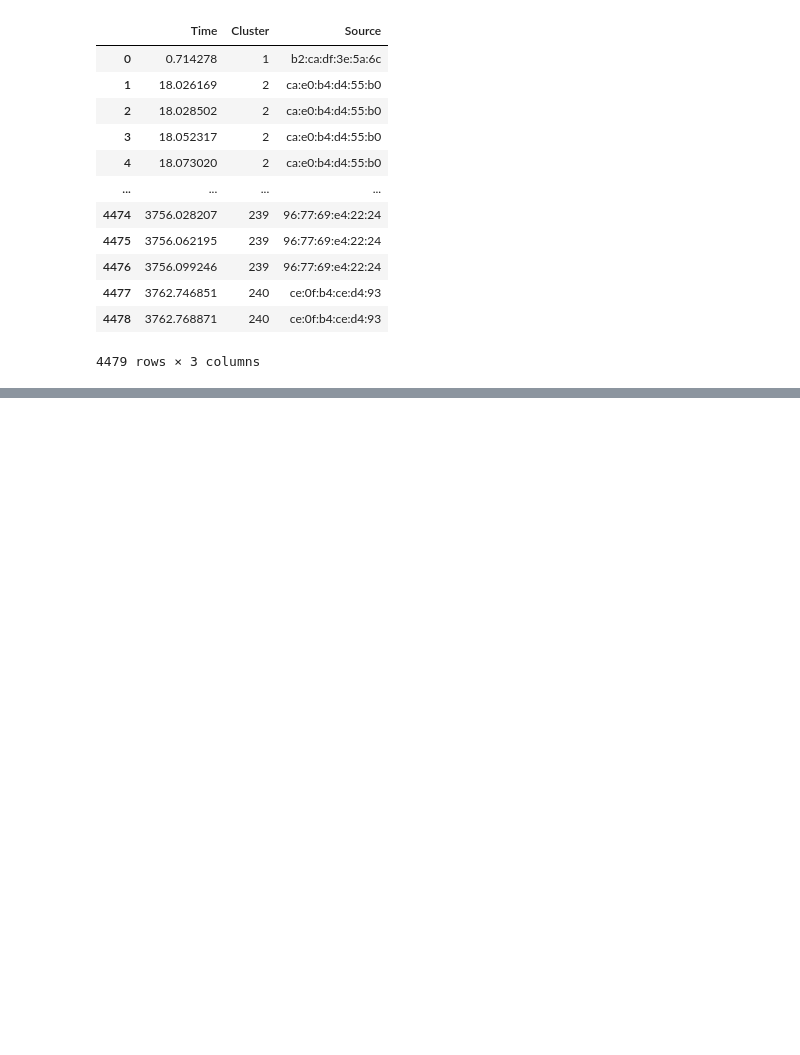
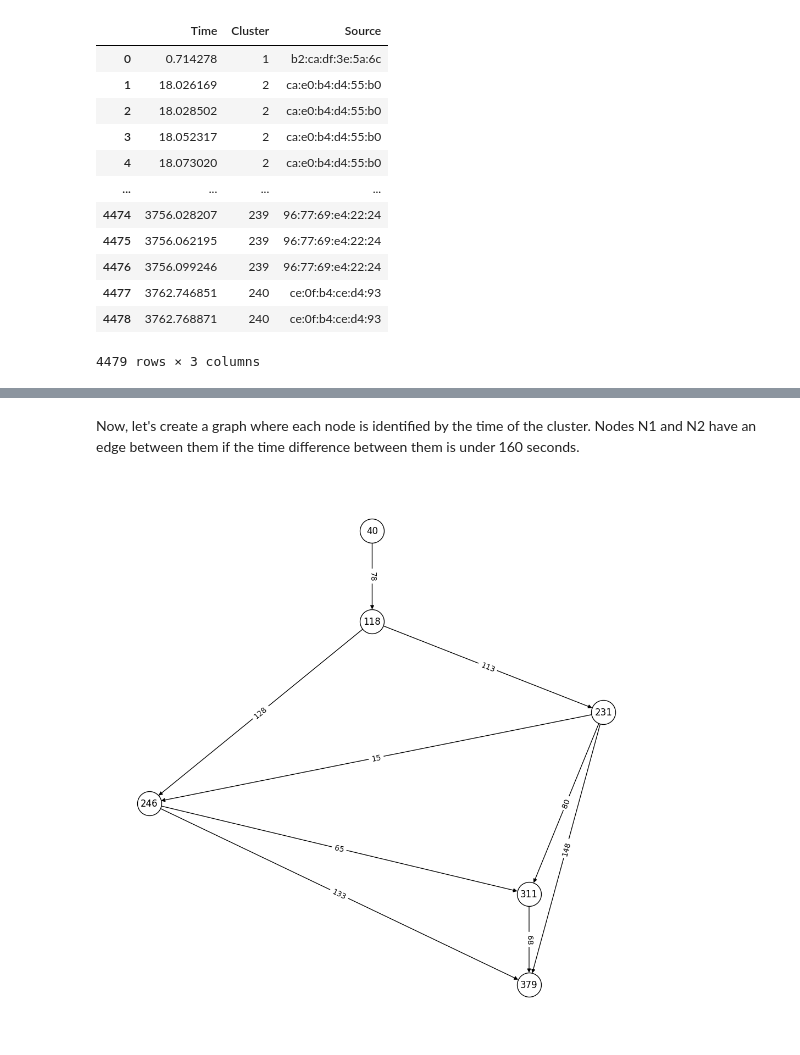
Before and after one commit to jdeinum/SDR, a Jupyter notebook: analysis/testing.ipynb, the cells around one changed output, grey strips where cells are left out. Drawn from its saved outputs; the diff is of its cells as text; code cells hidden in the pictures; blank space fills up the shorter version.

```diff
--- a/analysis/testing.ipynb
+++ b/analysis/testing.ipynb
@@ -254,0 +239,4 @@ We know that
+# %%
+x = su.groupby("Cluster")["Time"].count() > 10 # contains all clusters that have more than 10 elements
+su = su[su.groupby('Cluster')['Time'].transform('size') >= 10]
+display(su)
@@ -254,0 +259,4 @@ We know that
+# %%
+means = su.groupby("Cluster")["Time"].mean().to_frame()
+means["nRequests"] = su.groupby("Cluster")["Time"].count()
+display(means.sort_values(by="Time"))
@@ -254,0 +299,4 @@ We know that
+# %%
+means["nDev"] = round(means["nRequests"] / 15).map(int)
+means["Time"] = means["Time"].map(int)
+display(means)
@@ -254,0 +318,47 @@ We know that
+# %% [markdown]
+Now, let's create a graph where each node is identified by the time of the cluster. Nodes N1 and N2 have an edge between them if the time difference between them is under 160 seconds.
+# %%
+import networkx as nx
+from networkx.drawing.nx_agraph import write_dot, graphviz_layout
+
+G = nx.DiGraph()
+nodes = means[["Time", "nDev"]].loc[0:30, :].to_numpy()
+
+for time, dev in nodes:
+     G.add_node(time, nDev=dev)
+
+
+for start in nodes:
+    for end in nodes:
+
+        if end[0] < start[0] or end[0] == start[0]:
+            continue
+
+        node_diff = end[0] - start[0]
+
+        if node_diff <= 160:
+
+            G.add_edge(start[0], end[0], val=node_diff)
+
+
+
+
+options = {
+    "font_size": 12,
+    "node_size": 1000,
+    "node_color": "white",
+    "edgecolors": "black",
+    "linewidths": 1,
+    "width": 1,
+    "with_labels": True
+}
+
+
+fig = plt.figure(1, figsize=(10, 10))
+pos = graphviz_layout(G, prog='dot')
+nx.draw(G, pos, **options)
+edge_labels = nx.get_edge_attributes(G,'val')
+nx.draw_networkx_edge_labels(G, pos, edge_labels)
+plt.show()
+# %% [output]
+[figure, added]
```
Also changed, not shown: parts of 9 cells of this notebook.
